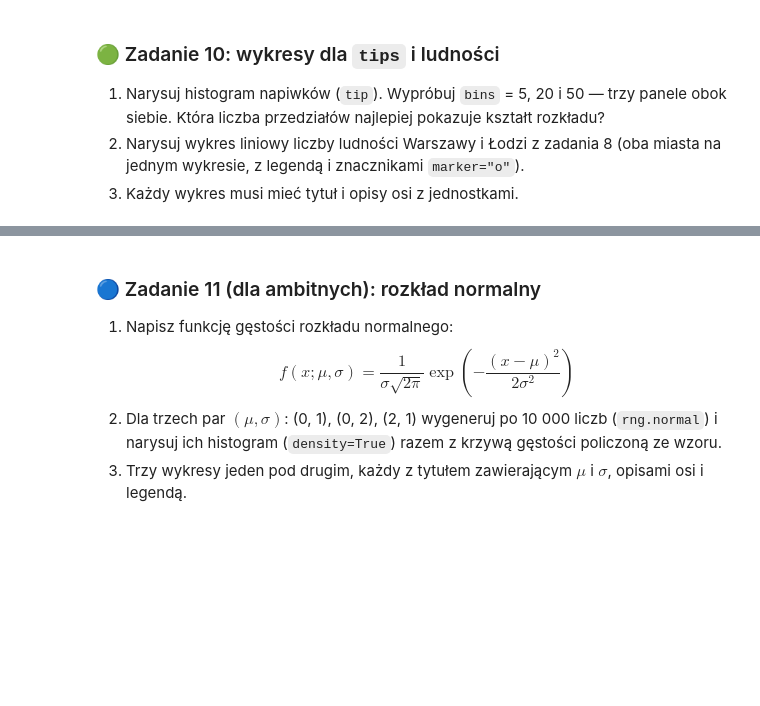
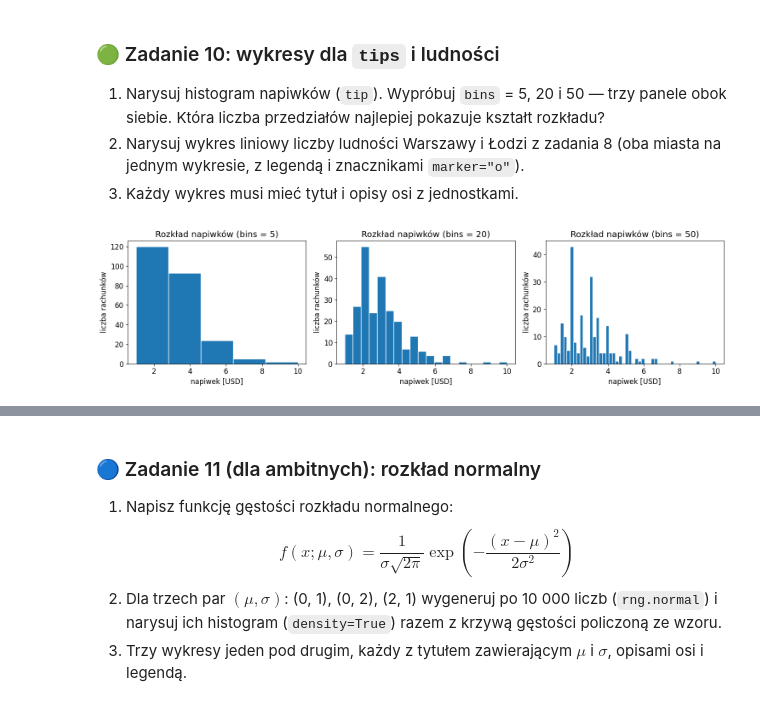
Before and after one commit to kuba11g/Eksploracja_Danych, a Jupyter notebook: ED_Lab1_python_do_analizy_danych.ipynb, the cells around one changed output, grey strips where cells are left out. Cells and saved outputs as stored; diff of their text form; code cells hidden in the pictures; blank space fills up the shorter version.

```diff
--- a/ED_Lab1_python_do_analizy_danych.ipynb
+++ b/ED_Lab1_python_do_analizy_danych.ipynb
@@ -448,4 +894,13 @@ Porównaj rozkład rachunków (`total_bill`) na lunchu i na obiedzie.
 2. Narysuj wykres liniowy liczby ludności Warszawy i Łodzi z zadania 8 (oba miasta na jednym wykresie, z legendą i znacznikami `marker="o"`).
 3. Każdy wykres musi mieć tytuł i opisy osi z jednostkami.
 # %%
-# TODO
+# 1. histogramy napiwków
+fig, axs = plt.subplots(1, 3, figsize=(15, 4))
+for ax, b in zip(axs, [5, 20, 50]):
+    ax.hist(df["tip"], bins=b, edgecolor="white")
+    ax.set_title(f"Rozkład napiwków (bins = {b})")
+    ax.set_xlabel("napiwek [USD]")
+    ax.set_ylabel("liczba rachunków")
+fig.tight_layout()
+# %% [output]
+[figure, added]
```
Also changed, not shown: parts of 45 cells of this notebook.
